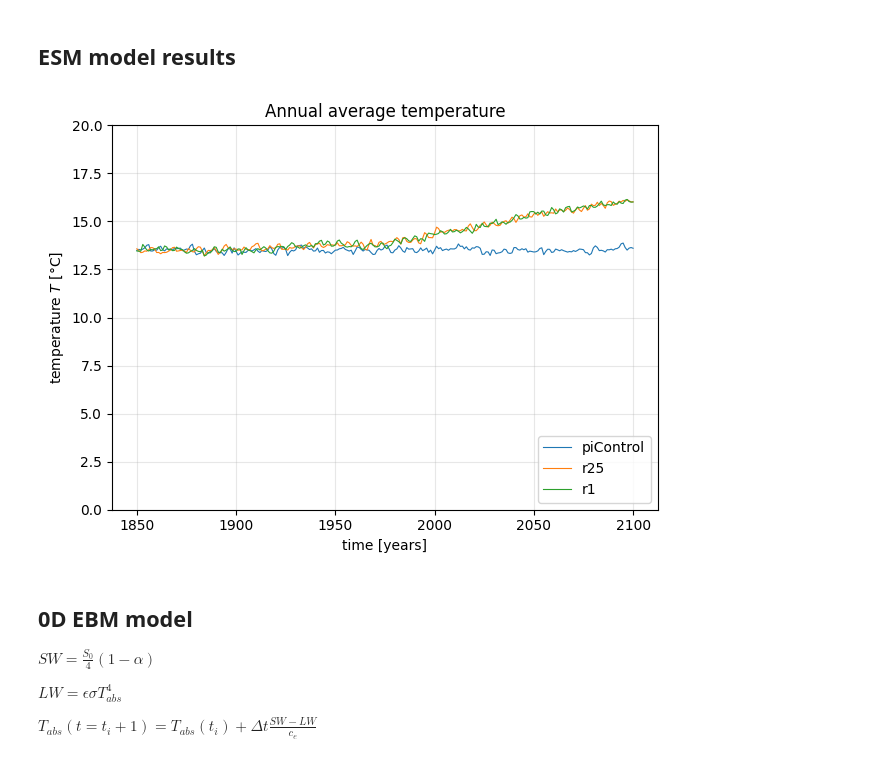
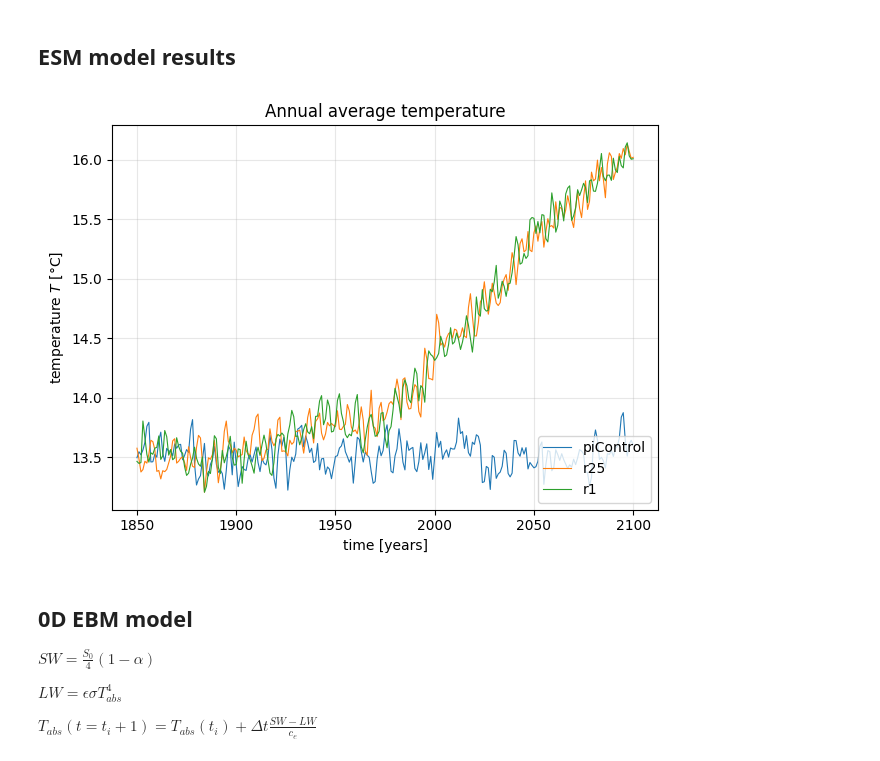
Before and after one commit to stine-fohrmann/climate-modelling-ebm, a Jupyter notebook: main.ipynb, the cells around one changed output. Saved outputs shown, nothing was run; the diff lists cells and outputs as text; code cells hidden in the pictures.

```diff
--- a/main.ipynb
+++ b/main.ipynb
@@ -20,24 +20,24 @@ global_mean_r25, global_mean_r1, global_mean_pi = get_global_mean()
 # %%
 # pre-industrial control
 plt.plot(global_mean_pi.time.dt.year, global_mean_pi-273.15, '-', lw=0.8, label='piControl')
 # ESM (r25)
 plt.plot(global_mean_r25.time.dt.year, global_mean_r25-273.15, '-', lw=0.8, label='r25')
 # ESM (r1)
 plt.plot(global_mean_r1.time.dt.year, global_mean_r1-273.15, '-', lw=0.8, label='r1')
 
 plt.title('Annual average temperature')
 plt.xlabel('time [years]')
 plt.ylabel(r'temperature $T$ [°C]')
 plt.grid(True, alpha=0.3)
 plt.legend(loc='lower right')
 plt.tight_layout()
-plt.ylim(0, 20)
+# plt.ylim(0, 20)
 
 plt.savefig('plots/hist-sim.png')
 plt.savefig('plots/hist-sim.pdf')
 plt.show()
 # %% [output]
-[figure, old version]
+[figure, new version]
 # %% [markdown]
 ## 0D EBM model
 
```
Also changed, not shown: parts of 6 cells of this notebook, 4 other files.
